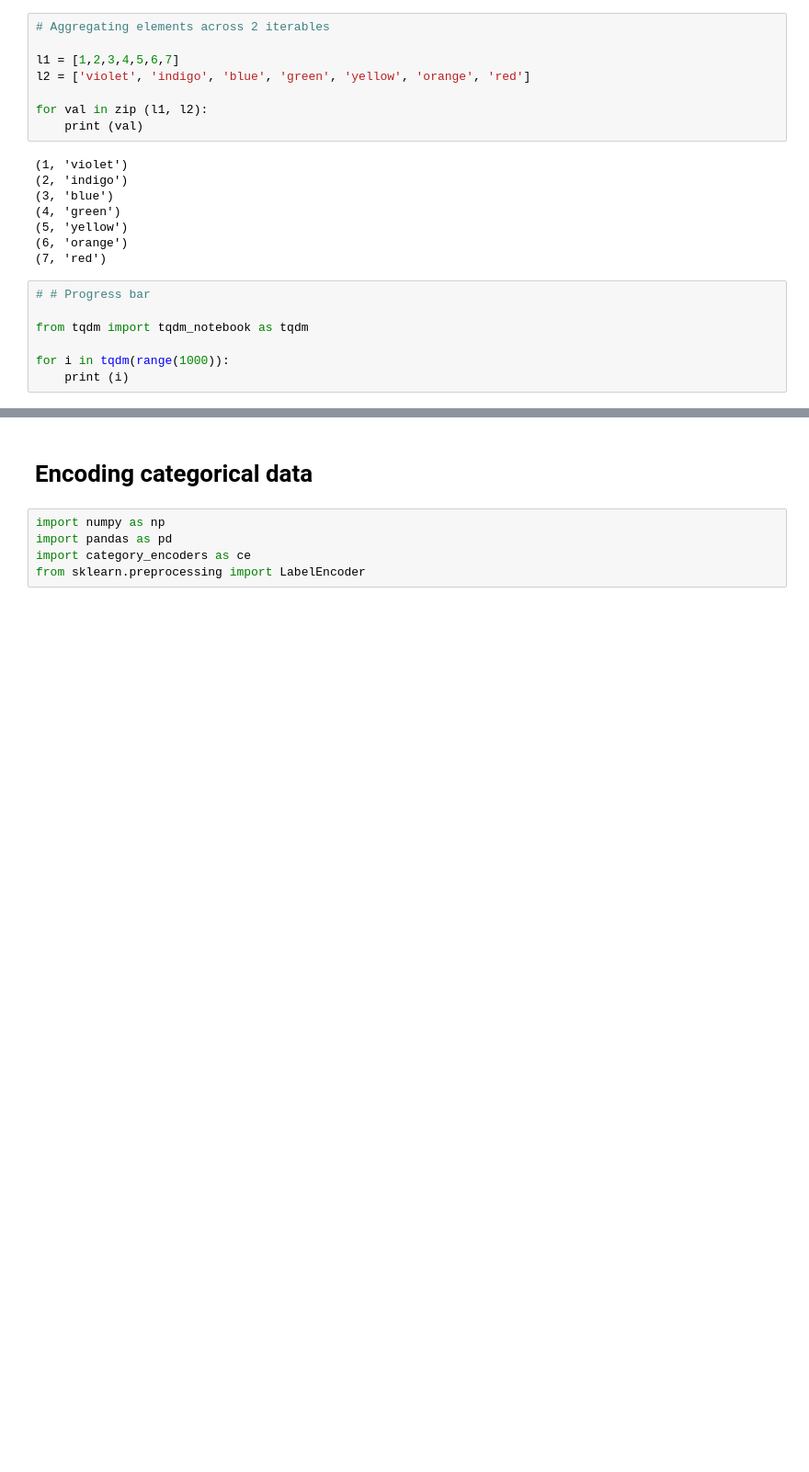
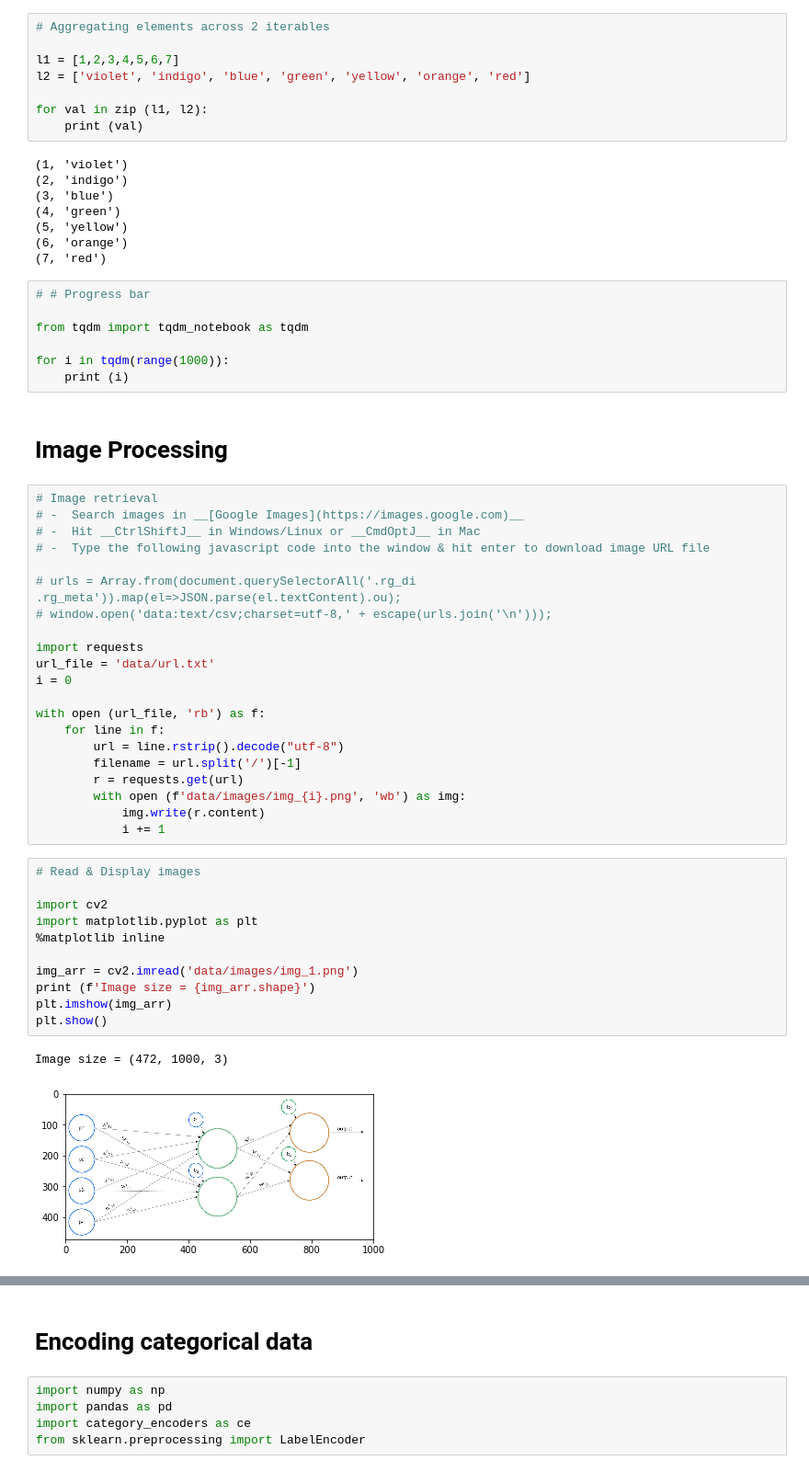
Before and after one commit to ebharucha/Misc, a Jupyter notebook: Cheat Sheet.ipynb, the cells around one changed output, grey strips where cells are left out. Shown at 92% size. Drawn from its saved outputs; the diff is of its cells as text; blank space fills up the shorter version.

```diff
--- a/Cheat Sheet.ipynb
+++ b/Cheat Sheet.ipynb
@@ -138,3 +138,40 @@ from tqdm import tqdm_notebook as tqdm
 
 for i in tqdm(range(1000)):
     print (i)
+# %% [markdown]
+# Image Processing
+# %%
+# Image retrieval
+# -  Search images in __[Google Images](https://images.google.com)__
+# -  Hit __CtrlShiftJ__ in Windows/Linux or __CmdOptJ__ in Mac
+# -  Type the following javascript code into the window & hit enter to download image URL file
+
+# urls = Array.from(document.querySelectorAll('.rg_di .rg_meta')).map(el=>JSON.parse(el.textContent).ou);
+# window.open('data:text/csv;charset=utf-8,' + escape(urls.join('\n')));
+
+import requests
+url_file = 'data/url.txt'
+i = 0
+
+with open (url_file, 'rb') as f:
+    for line in f:
+        url = line.rstrip().decode("utf-8")
+        filename = url.split('/')[-1]
+        r = requests.get(url)
+        with open (f'data/images/img_{i}.png', 'wb') as img:
+            img.write(r.content)
+            i += 1
+# %%
+# Read & Display images
+
+import cv2
+import matplotlib.pyplot as plt
+%matplotlib inline
+
+img_arr = cv2.imread('data/images/img_1.png')
+print (f'Image size = {img_arr.shape}')
+plt.imshow(img_arr)
+plt.show()
+# %% [output]
+Image size = (472, 1000, 3)
+[figure, added]
```
Also changed, not shown: parts of 3 cells of this notebook.
